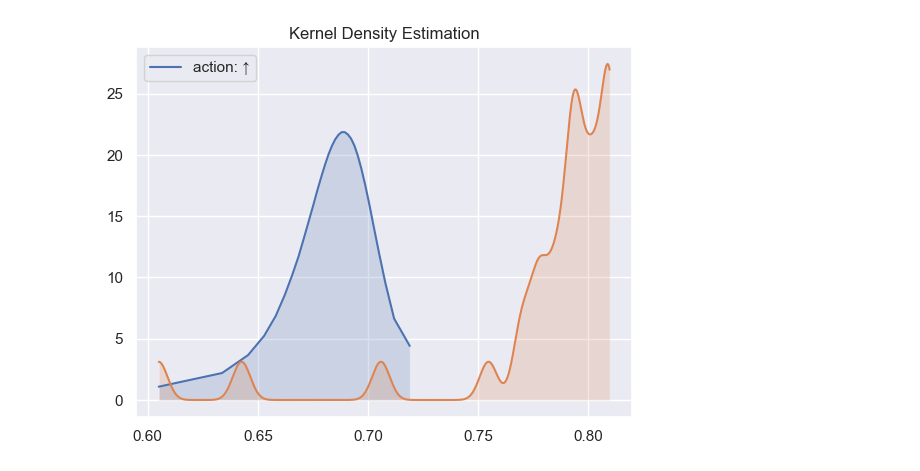
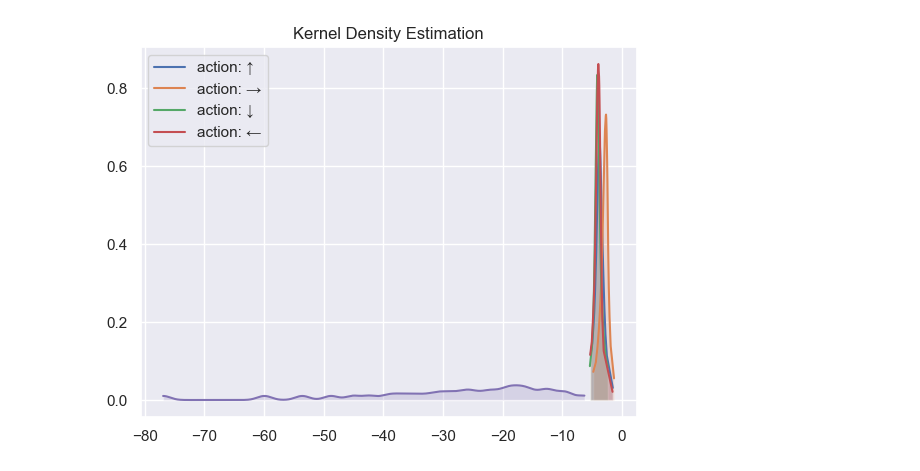
Before and after one commit to AlecHero/QuantileRegressionProject, a Jupyter notebook: new.ipynb, the cells around one changed output. Saved outputs shown, nothing was run; the diff lists cells and outputs as text; code cells hidden in the pictures.

Commit message:
plots and readme

```diff
--- a/new.ipynb
+++ b/new.ipynb
@@ -14,34 +14,40 @@ from matplotlib import pyplot as plt
 def get_tau(N): return (np.arange(N) + 0.5) / N
 
 params = Params(
-    model_name="WindyRooms-v1",
-    total_episodes=40_000,
+    model_name="FrozenLake8x8-v1",
+    total_episodes=10_000,
     save_skip=100,
     n_runs=1,
     seed=123,
 
-    lr_decay=4000,
-    learning_rate=0.1,
+    lr_decay=2000,
+    learning_rate=0.8,
 
     gamma=0.99,
-    epsilon=0.2,
+    epsilon=0.1,
     huber_k=1.0,
     n_quantiles=32,
 
     action_size=None,
     state_size=None,
-    map_size=None,
+    map_size=(8,8),
 
     learner_name=None,
 )
 rng = np.random.default_rng(params.seed)
 tau = get_tau(params.n_quantiles)
 
-env = gym.make(params.model_name, render_mode="rgb_array")
+env = gym.make(
+    params.model_name,
+    desc=None,
+    reward_schedule=(10, -100, -1),
+    success_rate=0.75,
+    render_mode="rgb_array",
+)
 env.action_space.seed(params.seed)
 params = params._replace(action_size=int(env.action_space.n))
 params = params._replace(state_size=int(env.observation_space.n))
-params = params._replace(map_size=env.unwrapped.shape)
+# params = params._replace(map_size=env.unwrapped.shape)
 
 env.reset()
 s_init = env.unwrapped.s
@@ -66,7 +90,7 @@ V_q = qtables.max(-1)
 # %%
-returns = MonteCarlo(env, policy, params, s_init, rng, epsilon=0.0, total_episodes=2_000)
+# returns = MonteCarlo(env, policy, params, s_init, rng, epsilon=0.0, total_episodes=2_000)
 
-plot_grad(tables[-1, s_init,1:2], params)
-plot_returns(np.quantile(np.sort(returns), tau), bandwidth=0.004)
+plot_grad(tables[-1, s_init], params)
+plot_returns(np.quantile(np.sort(returns), tau), bandwidth=1.2)
 # %% [output]
-[figure, old version]
+[figure, new version]
```
Also changed, not shown: parts of 7 cells of this notebook, 10 other files.
